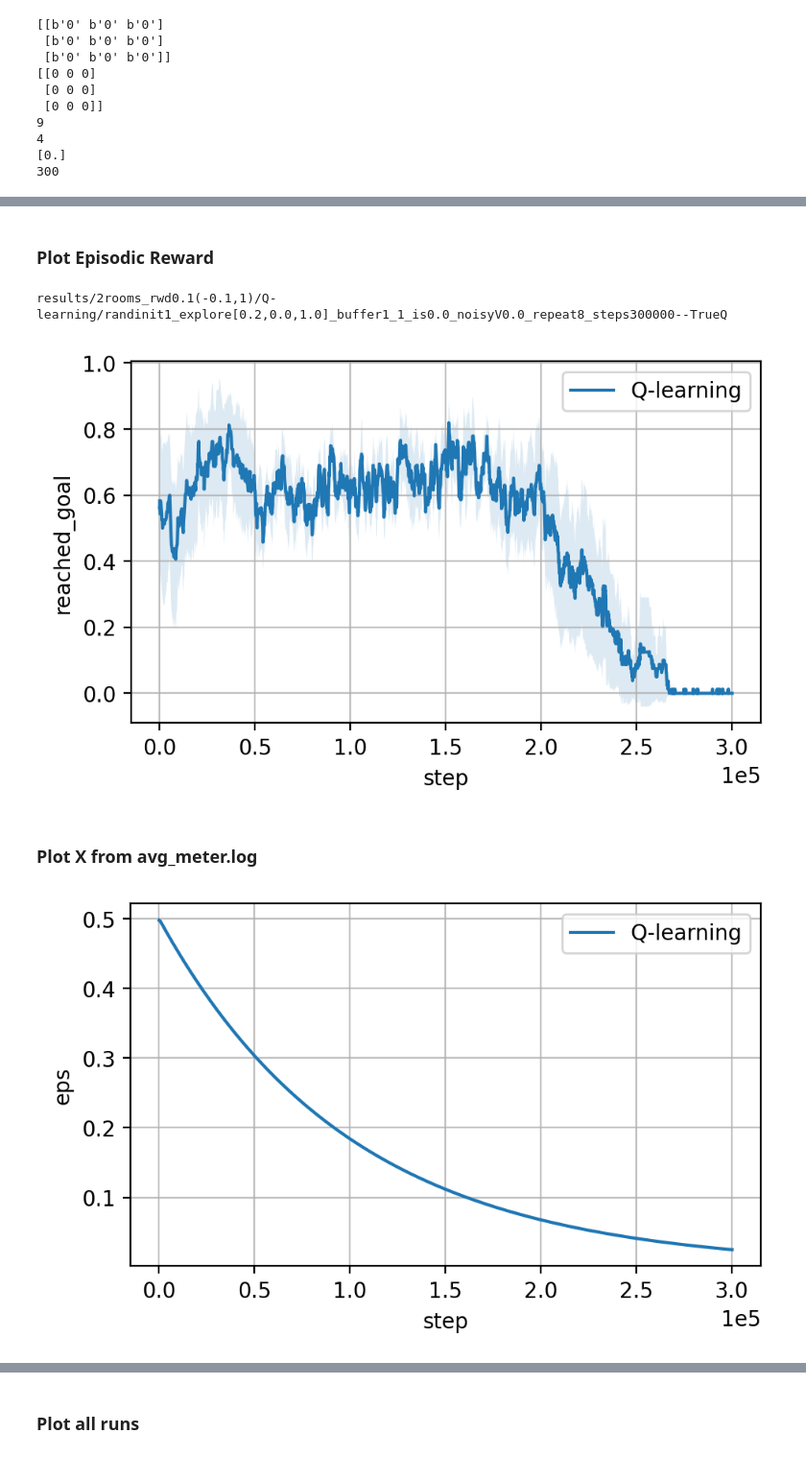
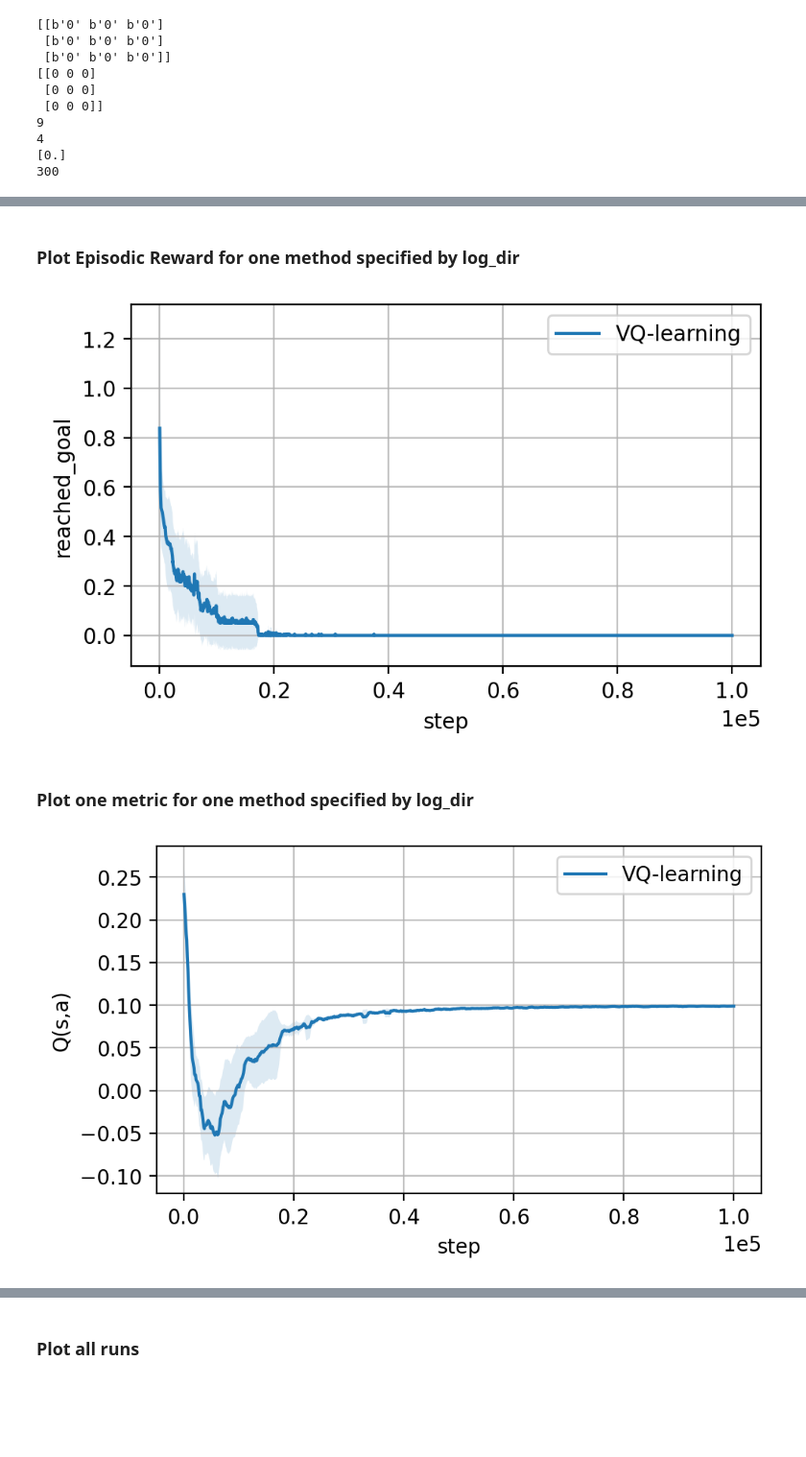
Before and after one commit to xy9485/gym-simplegrid, a Jupyter notebook: two_room.ipynb, the cells around one changed output, grey strips where cells are left out. Shown: that part at 96% size. Drawn from its saved outputs; the diff is of its cells as text; code cells hidden in the pictures; blank space fills up the shorter version.

```diff
--- a/two_room.ipynb
+++ b/two_room.ipynb
@@ -448,0 +71,17 @@ repeat 7 done
+# %%
+from run import run_experiment
+
+algo_names = [
+    'Q-learning',
+    'VQ-learning',
+    'DoubleQ-learning',
+    'SARSA',
+    "ExpectedSARSA"
+    ]
+log_dirs = []
+for algo_name in algo_names:
+    log_dir = run_experiment(algo_name, n_repeat=20, total_steps=100000)
+    # more hyperparameters to be set within run_experiment
+    print(f"{algo_name} done!")
+    print(log_dir)
+    log_dirs.append(log_dir)
@@ -455,7 +113,8 @@ log_dir
 # %% [markdown]
-### Plot Episodic Reward
+### Plot Episodic Reward for one method specified by log_dir
 # %%
-print(log_dir)
+algo_name = "VQ-learning"
+log_dir = log_dirs[algo_names.index(algo_name)]
 key_name = "step"
 # value_name = "reward"
 # value_name = "maxQ"
@@ -476,24 +135,25 @@ plot_metric(log_path, key_name, value_name, x_label, y_label, label_name=label_n
 # log_path = os.path.join('results/2rooms_steps100000_raninit1_alphaV0.1_alphaQ1.0_eps0.3to0.00_decay0.9998_repeat10', "episodic.log")
 # plot_metric(log_path, key_name, value_name, label_name=label_name, interpolate=True, smooth=10, max_key=True)
 # %% [output]
-results/2rooms_rwd0.1(-0.1,1)/Q-learning/randinit1_explore[0.2,0.0,1.0]_buffer1_1_is0.0_noisyV0.0_repeat8_steps300000--TrueQ
-[figure, old version]
+[figure, new version]
-# %% [markdown]
-### Plot X from avg_meter.log
+# %% [markdown]
+### Plot one metric for one method specified by log_dir
 # %%
+algo_name = "VQ-learning"
+log_dir = log_dirs[algo_names.index(algo_name)]
 key_name = "step"
-# value_name = "Q(s,a)"
+value_name = "Q(s,a)"
 # value_name = "maxQ"
-value_name = "eps"
+# value_name = "eps"
 # value_name = "temperature"
 x_label = key_name
 y_label = value_name
 label_name = algo_name
 # log_path = os.path.join(log_dir, "episodic.log")
 log_path = os.path.join(log_dir, "avg_meter.log")
 save_path = os.path.join(log_dir, f"step-{value_name}.png")
 
 plot_metric(log_path, key_name, value_name, x_label, y_label, label_name=label_name, interpolate=True, smooth=10, max_key=True, save_path=save_path)
 # %% [output]
-[figure, old version]
+[figure, new version]
 # %% [markdown]
```
Also changed, not shown: parts of 27 cells of this notebook, 2 other files.
